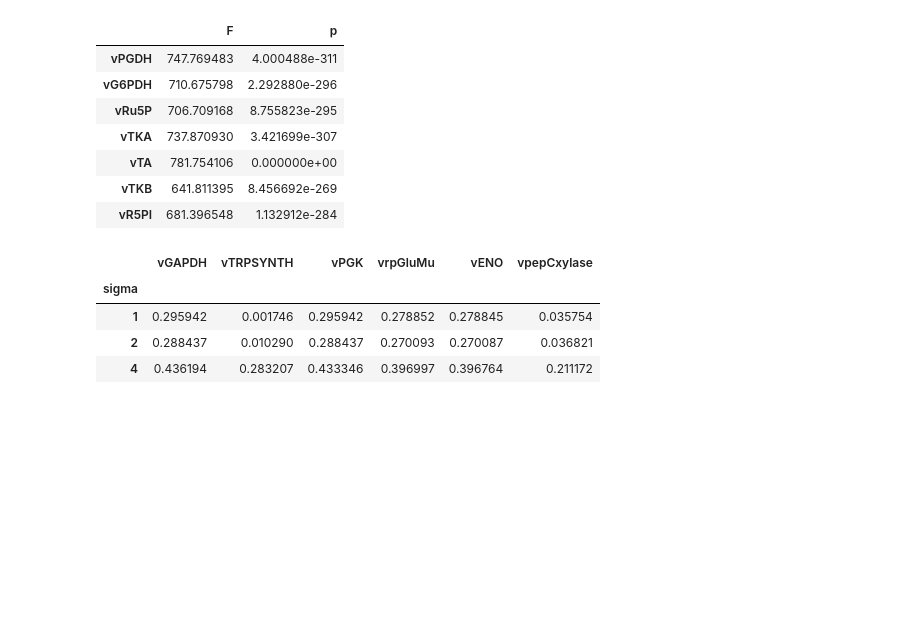
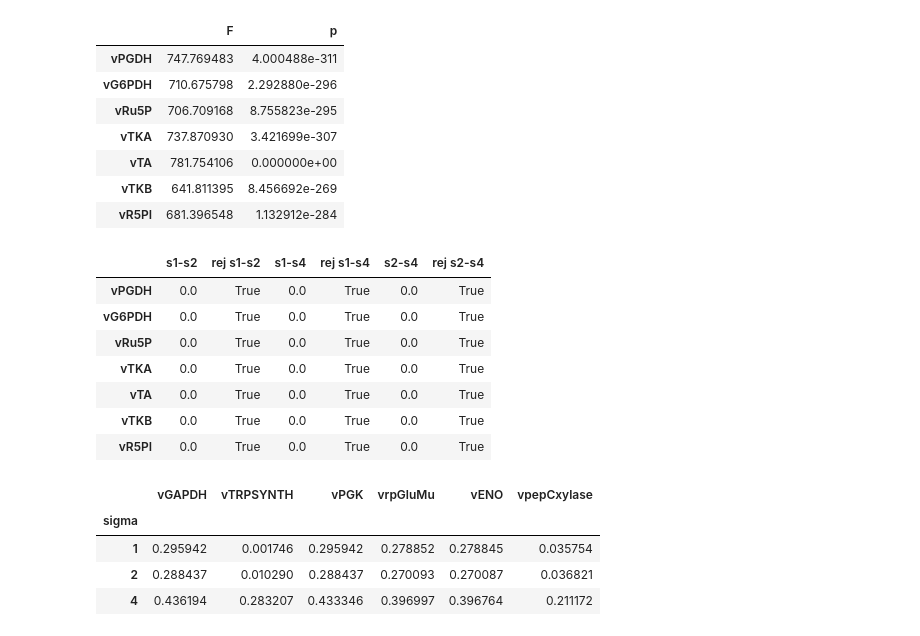
Before and after one commit to mpereira19/HybridMEWpy, a Jupyter notebook: sigmas.ipynb, the cells around one changed output. Cells and saved outputs as stored; diff of their text form; code cells hidden in the pictures; blank space fills up the shorter version.

Commit message:
[ADD] Tukey test

```diff
--- a/sigmas.ipynb
+++ b/sigmas.ipynb
@@ -300,5 +282,6 @@ from scipy.stats import f_oneway
 # %%
 anova = []
+tukey = []
 for v in cor_pc1:
 	s1=df.loc[df['sigma'] == 1][v].values
 	s2=df.loc[df['sigma'] == 2][v].values
@@ -307,6 +290,10 @@ for v in cor_pc1:
 	p = anv.pvalue
 	F = anv.statistic
 	anova.append({'F':F,'p':p})
+	tuk = pairwise_tukeyhsd(endog=s1.tolist()+s2.tolist()+s4.tolist(), groups=['s1']*len(s1)+['s2']*len(s2)+['s4']*len(s4), alpha=0.05)
+	p1, p2, p4 = tuk.pvalues
+	r1, r2, r4 = tuk.reject
+	tukey.append({'s1-s2': p1, 'rej s1-s2': r1, 's1-s4': p2, 'rej s1-s4': r2, 's2-s4': p4, 'rej s2-s4': r4})
 # %%
 df_anova=pd.DataFrame(anova,index=cor_pc1)
 df_anova
@@ -319,6 +306,18 @@ df_anova
 | vTA | 781.754106 | 0.000000e+00 |
 | vTKB | 641.811395 | 8.456692e-269 |
 | vR5PI | 681.396548 | 1.132912e-284 |
+# %%
+df_tukey = pd.DataFrame(tukey, index=cor_pc1)
+df_tukey
+# %% [output]
+|  | s1-s2 | rej s1-s2 | s1-s4 | rej s1-s4 | s2-s4 | rej s2-s4 |
+| vPGDH | 0.0 | True | 0.0 | True | 0.0 | True |
+| vG6PDH | 0.0 | True | 0.0 | True | 0.0 | True |
+| vRu5P | 0.0 | True | 0.0 | True | 0.0 | True |
+| vTKA | 0.0 | True | 0.0 | True | 0.0 | True |
+| vTA | 0.0 | True | 0.0 | True | 0.0 | True |
+| vTKB | 0.0 | True | 0.0 | True | 0.0 | True |
+| vR5PI | 0.0 | True | 0.0 | True | 0.0 | True |
 # %%
 cor_pc2 = ['vGAPDH','vTRPSYNTH','vPGK','vrpGluMu','vENO','vpepCxylase']
 df.groupby(['sigma'])[cor_pc2].mean()
```
Also changed, not shown: parts of 11 cells of this notebook.
